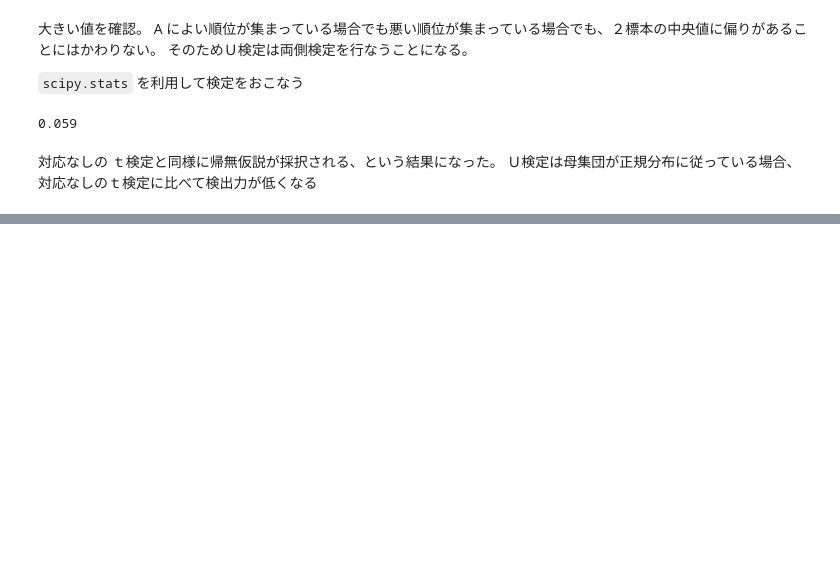
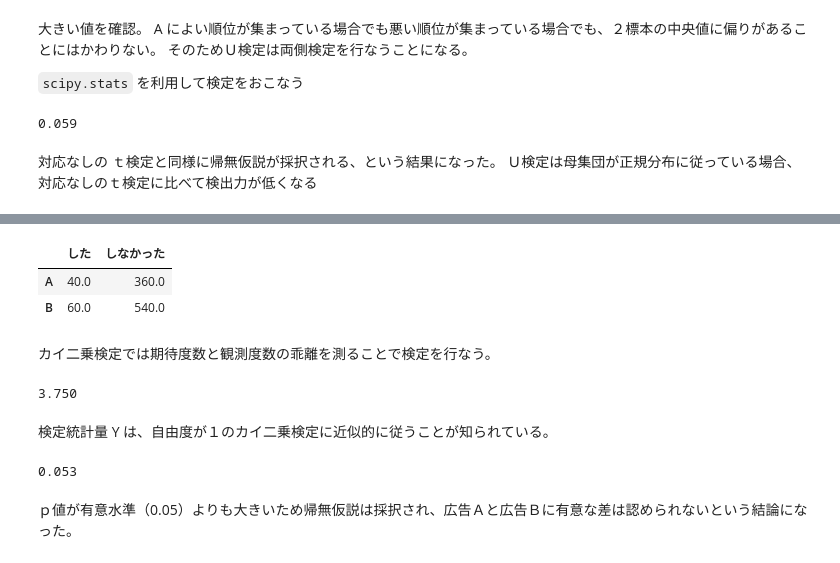
Before and after one commit to 1024xx4/Statistical_analysis_with_py, a Jupyter notebook: notebooks/statstical_hypothesis_test.ipynb, the cells around one changed output, grey strips where cells are left out. Drawn from its saved outputs; the diff is of its cells as text; code cells hidden in the pictures; blank space fills up the shorter version.

```diff
--- a/notebooks/statstical_hypothesis_test.ipynb
+++ b/notebooks/statstical_hypothesis_test.ipynb
@@ -561,0 +622,30 @@ p
+# %%
+# 期待度数の計算をすべての Cell に行なう
+ad_ef = pd.DataFrame({'した': [n_adA * n_yes / n, n_adB * n_yes / n],
+                      'しなかった': [n_adA * n_not / n, n_adB * n_not / n]},
+                     index=['A', 'B']
+                     )
+
+ad_ef
+# %% [output]
+|  | した | しなかった |
+| A | 40.0 | 360.0 |
+| B | 60.0 | 540.0 |
+# %% [markdown]
+カイ二乗検定では期待度数と観測度数の乖離を測ることで検定を行なう。
+# %%
+# 検定統計量 Y を求める
+y = ((ad_cross - ad_ef)**2 / ad_ef).sum().sum()
+y
+# %% [output]
+3.750
+# %% [markdown]
+検定統計量 Y は、自由度が１のカイ二乗検定に近似的に従うことが知られている。
+# %%
+# ｐ値を求める
+rv = stats.chi2(1)
+1 - rv.cdf(y)
+# %% [output]
+0.053
+# %% [markdown]
+ｐ値が有意水準（0.05）よりも大きいため帰無仮説は採択され、広告Ａと広告Ｂに有意な差は認められないという結論になった。
```
Also changed, not shown: parts of 10 cells of this notebook, 2 other files.
